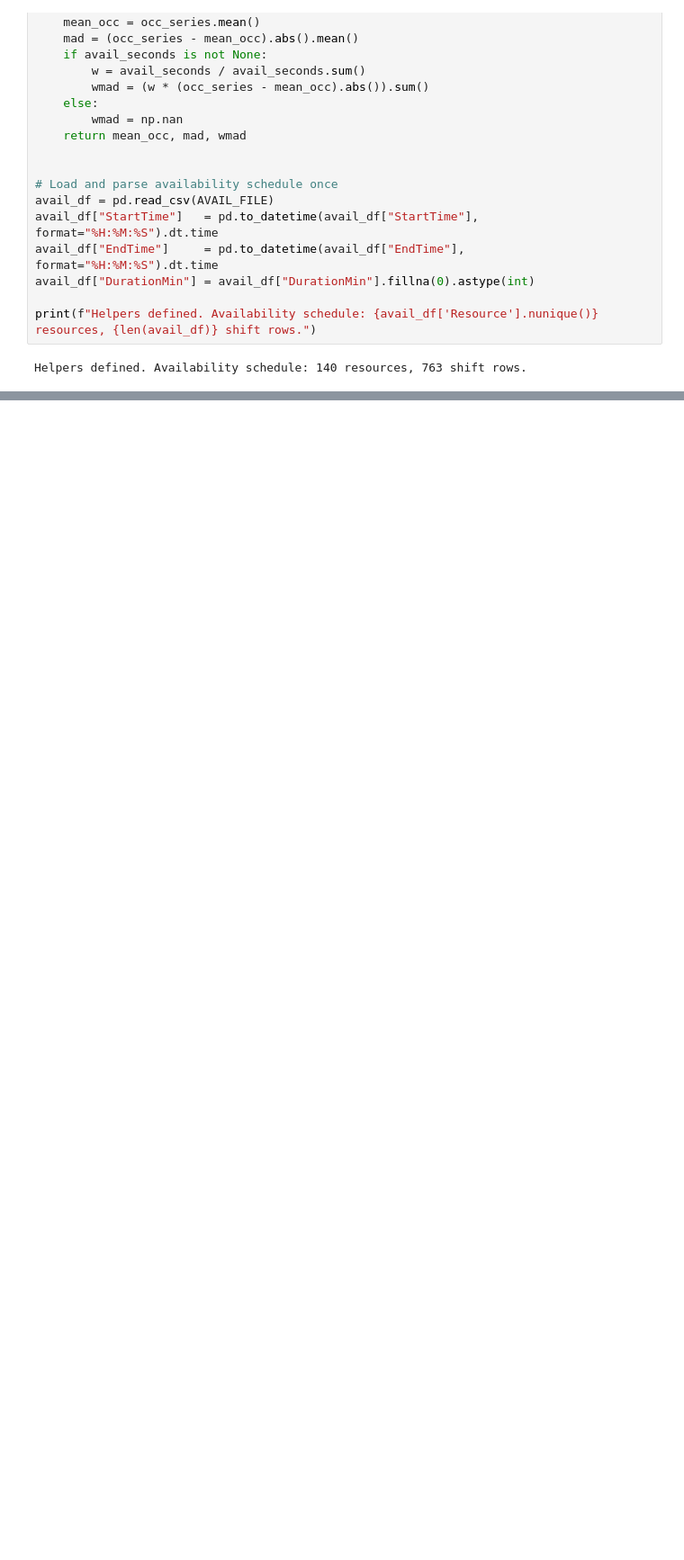
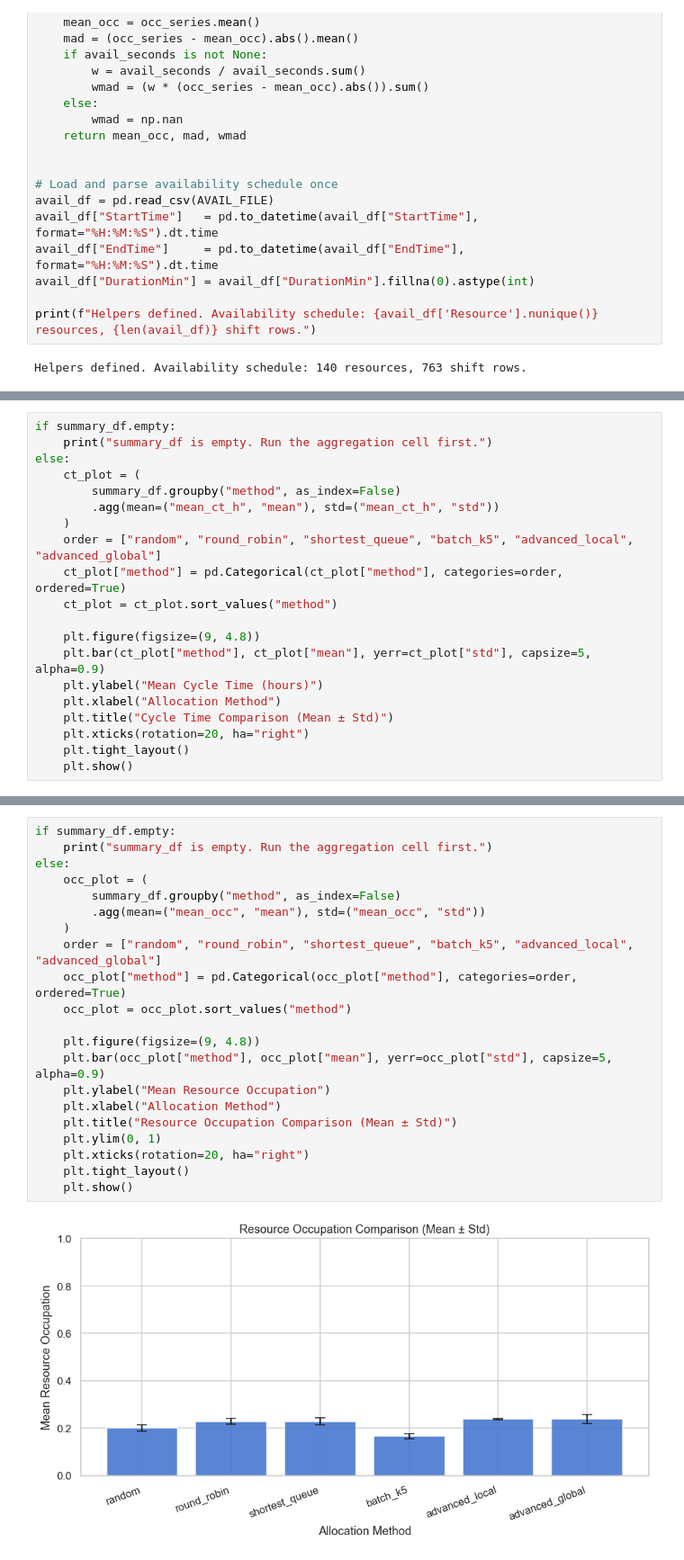
Before and after one commit to mbrieg/bppso-groupwork, a Jupyter notebook: simulation_evaluation/resource_allocation/resource_allocation_evaluation.ipynb, the cells around one changed output, grey strips where cells are left out. Shown at 90% size. Saved outputs shown, nothing was run; the diff lists cells and outputs as text; blank space fills up the shorter version.

Commit message:
Finalize resource allocation evaluation with advanced_global results

```diff
--- a/simulation_evaluation/resource_allocation/resource_allocation_evaluation.ipynb
+++ b/simulation_evaluation/resource_allocation/resource_allocation_evaluation.ipynb
@@ -309,0 +481,20 @@ shortest_queue    0     1497    32.3432    0.2515        0.3043         0.2990
+# %%
+if summary_df.empty:
+    print("summary_df is empty. Run the aggregation cell first.")
+else:
+    ct_plot = (
+        summary_df.groupby("method", as_index=False)
+        .agg(mean=("mean_ct_h", "mean"), std=("mean_ct_h", "std"))
+    )
+    order = ["random", "round_robin", "shortest_queue", "batch_k5", "advanced_local", "advanced_global"]
+    ct_plot["method"] = pd.Categorical(ct_plot["method"], categories=order, ordered=True)
+    ct_plot = ct_plot.sort_values("method")
+
+    plt.figure(figsize=(9, 4.8))
+    plt.bar(ct_plot["method"], ct_plot["mean"], yerr=ct_plot["std"], capsize=5, alpha=0.9)
+    plt.ylabel("Mean Cycle Time (hours)")
+    plt.xlabel("Allocation Method")
+    plt.title("Cycle Time Comparison (Mean ± Std)")
+    plt.xticks(rotation=20, ha="right")
+    plt.tight_layout()
+    plt.show()
@@ -309,0 +511,23 @@ shortest_queue    0     1497    32.3432    0.2515        0.3043         0.2990
+# %%
+if summary_df.empty:
+    print("summary_df is empty. Run the aggregation cell first.")
+else:
+    occ_plot = (
+        summary_df.groupby("method", as_index=False)
+        .agg(mean=("mean_occ", "mean"), std=("mean_occ", "std"))
+    )
+    order = ["random", "round_robin", "shortest_queue", "batch_k5", "advanced_local", "advanced_global"]
+    occ_plot["method"] = pd.Categorical(occ_plot["method"], categories=order, ordered=True)
+    occ_plot = occ_plot.sort_values("method")
+
+    plt.figure(figsize=(9, 4.8))
+    plt.bar(occ_plot["method"], occ_plot["mean"], yerr=occ_plot["std"], capsize=5, alpha=0.9)
+    plt.ylabel("Mean Resource Occupation")
+    plt.xlabel("Allocation Method")
+    plt.title("Resource Occupation Comparison (Mean ± Std)")
+    plt.ylim(0, 1)
+    plt.xticks(rotation=20, ha="right")
+    plt.tight_layout()
+    plt.show()
+# %% [output]
+[figure, added]
```
Also changed, not shown: parts of 31 cells of this notebook, 2 other files.
